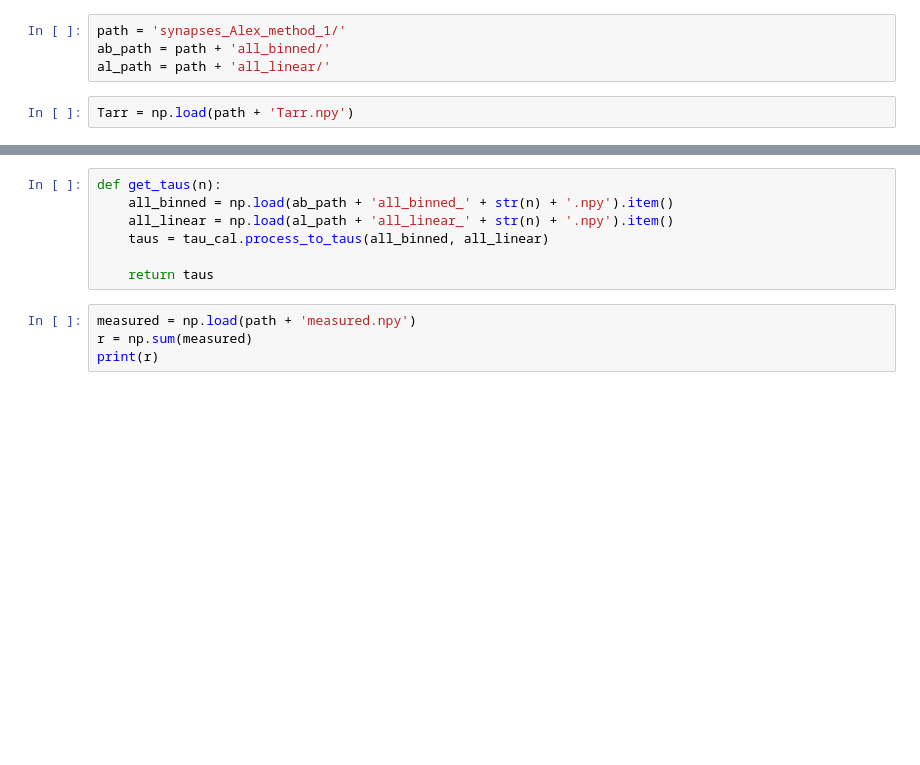
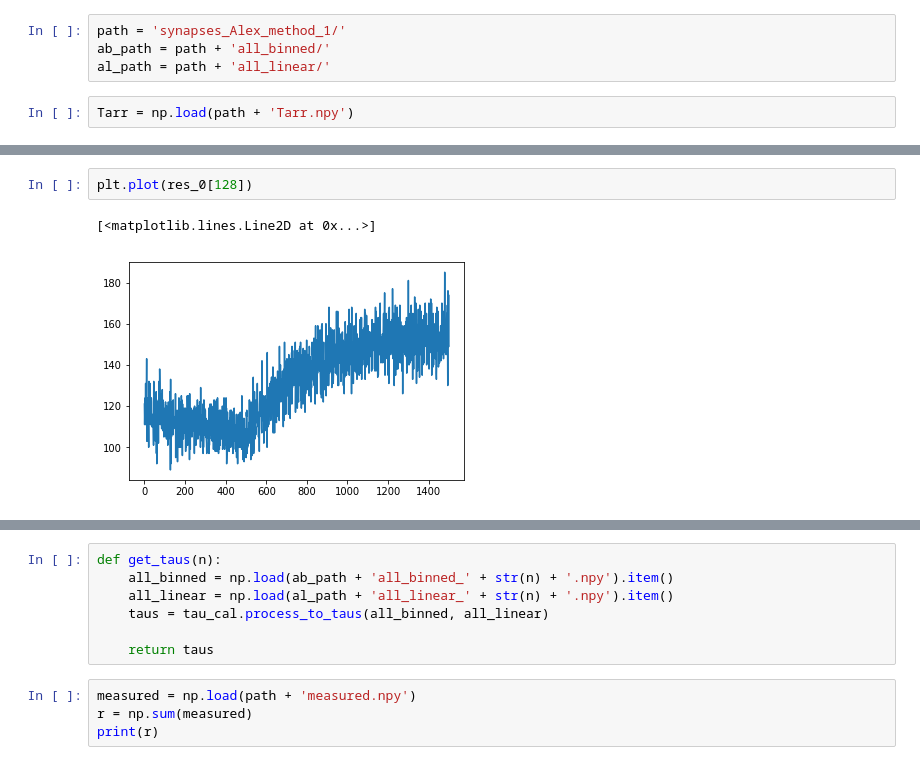
Before and after one commit to scottcantreid/Braindrop_Utilities, a Jupyter notebook: Thermal Synapses Analysis.ipynb, the cells around one changed output, grey strips where cells are left out. Cells and saved outputs as stored; diff of their text form; blank space fills up the shorter version.

```diff
--- a/Thermal Synapses Analysis.ipynb
+++ b/Thermal Synapses Analysis.ipynb
@@ -14,0 +87,5 @@ Tarr = np.load(path + 'Tarr.npy')
+# %%
+plt.plot(res_0[128])
+# %% [output]
+[<matplotlib.lines.Line2D at 0x...>]
+[figure, added]
```
Also changed, not shown: parts of 15 cells of this notebook, 1 other file.
